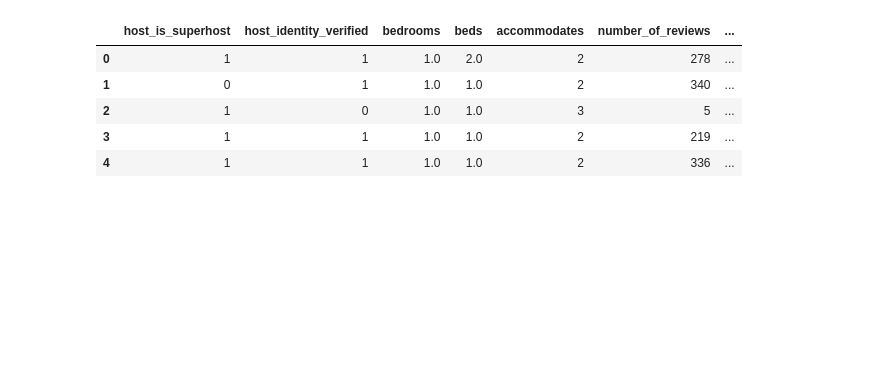
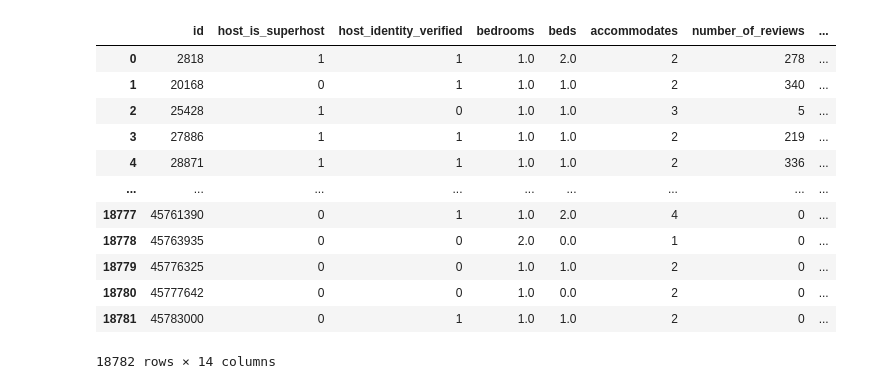
Before and after one commit to zhr47/Final_Project, a Jupyter notebook: ETL_for_project.ipynb, the cells around one changed output. Saved outputs shown, nothing was run; the diff lists cells and outputs as text; code cells hidden in the pictures; blank space fills up the shorter version.

```diff
--- a/ETL_for_project.ipynb
+++ b/ETL_for_project.ipynb
@@ -15,27 +30,35 @@ df.instant_bookable = df.instant_bookable.str.replace("t","1")
 df['amenities_count'] = df.amenities.str.count(',')
 # %%
 df_simple = df[[
+    'id',
     'host_is_superhost',
     'host_identity_verified',
     'bedrooms',
     'beds',
     'accommodates',
     'number_of_reviews',
     'review_scores_rating',
     'reviews_per_month',
     'amenities_count',
     'host_listings_count',
     'instant_bookable',
     'reviews_per_month',
     'price',]]
-df_simple.head()
+df_simple
 # %% [output]
-|  | host_is_superhost | host_identity_verified | bedrooms | beds | accommodates | number_of_reviews | ... |
-| 0 | 1 | 1 | 1.0 | 2.0 | 2 | 278 | ... |
-| 1 | 0 | 1 | 1.0 | 1.0 | 2 | 340 | ... |
-| 2 | 1 | 0 | 1.0 | 1.0 | 3 | 5 | ... |
-| 3 | 1 | 1 | 1.0 | 1.0 | 2 | 219 | ... |
-| 4 | 1 | 1 | 1.0 | 1.0 | 2 | 336 | ... |
+|  | id | host_is_superhost | host_identity_verified | bedrooms | beds | accommodates | number_of_reviews | ... |
+| 0 | 2818 | 1 | 1 | 1.0 | 2.0 | 2 | 278 | ... |
+| 1 | 20168 | 0 | 1 | 1.0 | 1.0 | 2 | 340 | ... |
+| 2 | 25428 | 1 | 0 | 1.0 | 1.0 | 3 | 5 | ... |
+| 3 | 27886 | 1 | 1 | 1.0 | 1.0 | 2 | 219 | ... |
+| 4 | 28871 | 1 | 1 | 1.0 | 1.0 | 2 | 336 | ... |
+| ... | ... | ... | ... | ... | ... | ... | ... | ... |
+| 18777 | 45761390 | 0 | 1 | 1.0 | 2.0 | 4 | 0 | ... |
+| 18778 | 45763935 | 0 | 0 | 2.0 | 0.0 | 1 | 0 | ... |
+| 18779 | 45776325 | 0 | 0 | 1.0 | 1.0 | 2 | 0 | ... |
+| 18780 | 45777642 | 0 | 0 | 1.0 | 0.0 | 2 | 0 | ... |
+| 18781 | 45783000 | 0 | 1 | 1.0 | 1.0 | 2 | 0 | ... |
+18782 rows × 14 columns
 # %%
 df_simple = df_simple.fillna(0)
 # %%
```
Also changed, not shown: parts of 2 cells of this notebook, 4 other files.
